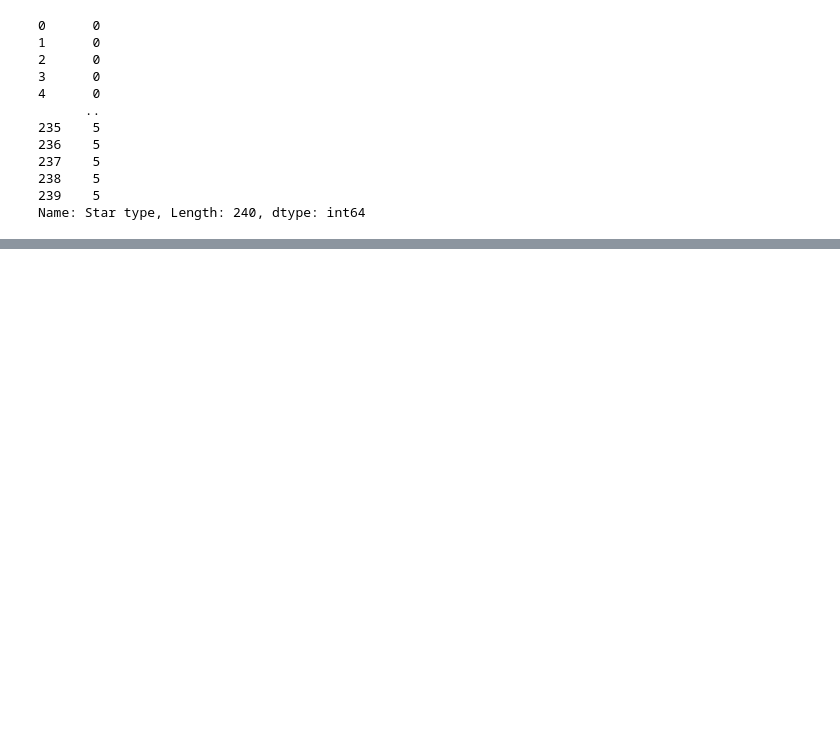
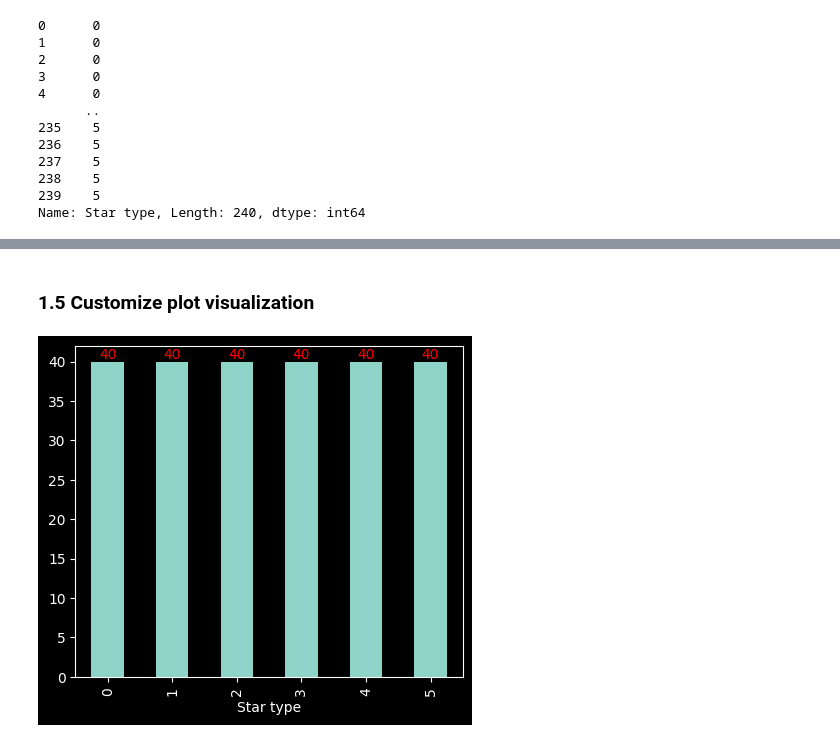
Before and after one commit to DemianKost/data-analysis-astronomical-data, a Jupyter notebook: Python_Data_Analysis_And_Visualization.ipynb, the cells around one changed output, grey strips where cells are left out. Saved outputs shown, nothing was run; the diff lists cells and outputs as text; code cells hidden in the pictures; blank space fills up the shorter version.

```diff
--- a/Python_Data_Analysis_And_Visualization.ipynb
+++ b/Python_Data_Analysis_And_Visualization.ipynb
@@ -98,0 +119,11 @@ Name: Star type, Length: 240, dtype: int64
+# %% [markdown]
+### 1.5 Customize plot visualization
+# %%
+# Customize plot
+plt.figure(figsize=(5,4.3)) # Change default size of plot
+plt.style.use('dark_background') # Change default background color
+ax = star_df['Star type'].value_counts().plot(kind='bar')
+ax.bar_label(ax.containers[0], color='red') # Show bar plot value labels for X and change label color
+plt.show()
+# %% [output]
+[figure, added]
```
Also changed, not shown: parts of 4 cells of this notebook.
